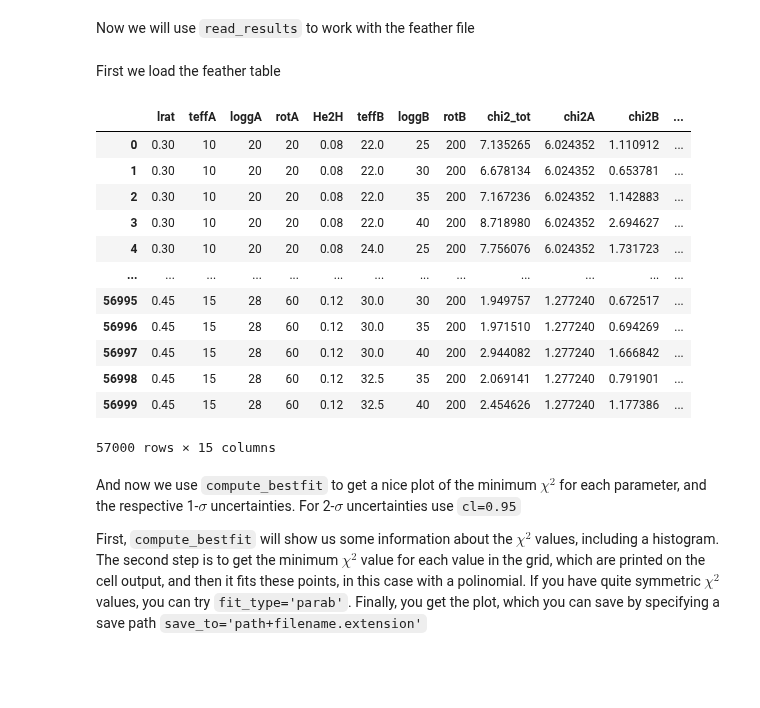
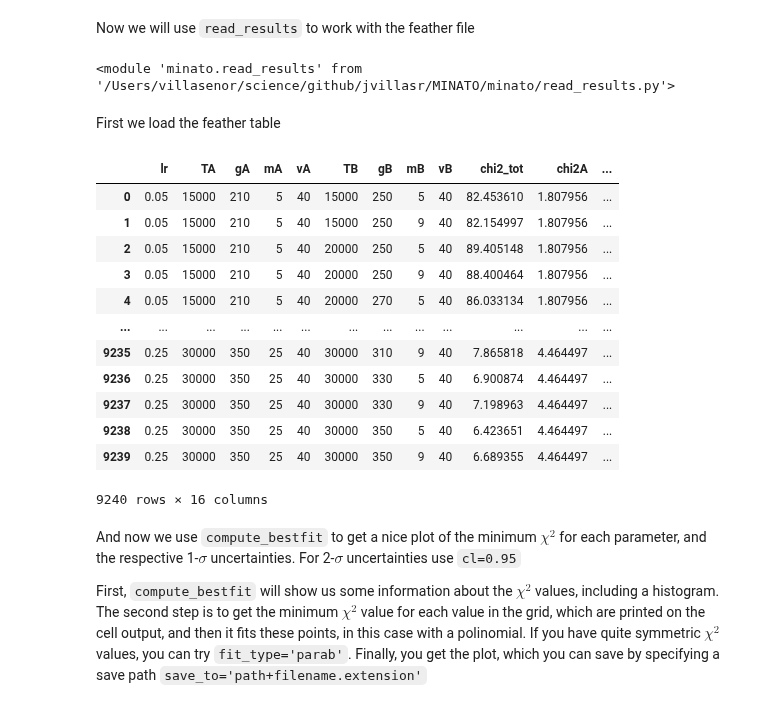
Before and after one commit to jvillasr/MINATO, a Jupyter notebook: minato/tutorials/working_with_atmfit_results_280624_test.ipynb, the cells around one changed output. Cells and saved outputs as stored; diff of their text form; code cells hidden in the pictures; blank space fills up the shorter version.

```diff
--- a/minato/tutorials/working_with_atmfit_results_280624_test.ipynb
+++ b/minato/tutorials/working_with_atmfit_results_280624_test.ipynb
@@ -6,27 +6,33 @@ Now we will use `read_results` to work with the feather file
 # %%
 import pandas as pd
 import numpy as np
+import sys
+sys.path.append('/Users/villasenor/science/github/jvillasr/MINATO')
 from minato import read_results as rr
+import importlib
+importlib.reload(rr)
+# %% [output]
+<module 'minato.read_results' from '/Users/villasenor/science/github/jvillasr/MINATO/minato/read_results.py'>
 # %% [markdown]
 First we load the feather table
 # %%
-data = 'atmfit_results.feather'
+data = 'atmfit_results_280624_test.feather'
 df = pd.read_feather(data)
 display(df)
 # %% [output]
-|  | lrat | teffA | loggA | rotA | He2H | teffB | loggB | rotB | chi2_tot | chi2A | chi2B | ... |
-| 0 | 0.30 | 10 | 20 | 20 | 0.08 | 22.0 | 25 | 200 | 7.135265 | 6.024352 | 1.110912 | ... |
-| 1 | 0.30 | 10 | 20 | 20 | 0.08 | 22.0 | 30 | 200 | 6.678134 | 6.024352 | 0.653781 | ... |
-| 2 | 0.30 | 10 | 20 | 20 | 0.08 | 22.0 | 35 | 200 | 7.167236 | 6.024352 | 1.142883 | ... |
-| 3 | 0.30 | 10 | 20 | 20 | 0.08 | 22.0 | 40 | 200 | 8.718980 | 6.024352 | 2.694627 | ... |
-| 4 | 0.30 | 10 | 20 | 20 | 0.08 | 24.0 | 25 | 200 | 7.756076 | 6.024352 | 1.731723 | ... |
+|  | lr | TA | gA | mA | vA | TB | gB | mB | vB | chi2_tot | chi2A | ... |
+| 0 | 0.05 | 15000 | 210 | 5 | 40 | 15000 | 250 | 5 | 40 | 82.453610 | 1.807956 | ... |
+| 1 | 0.05 | 15000 | 210 | 5 | 40 | 15000 | 250 | 9 | 40 | 82.154997 | 1.807956 | ... |
+| 2 | 0.05 | 15000 | 210 | 5 | 40 | 20000 | 250 | 5 | 40 | 89.405148 | 1.807956 | ... |
+| 3 | 0.05 | 15000 | 210 | 5 | 40 | 20000 | 250 | 9 | 40 | 88.400464 | 1.807956 | ... |
+| 4 | 0.05 | 15000 | 210 | 5 | 40 | 20000 | 270 | 5 | 40 | 86.033134 | 1.807956 | ... |
 | ... | ... | ... | ... | ... | ... | ... | ... | ... | ... | ... | ... | ... |
-| 56995 | 0.45 | 15 | 28 | 60 | 0.12 | 30.0 | 30 | 200 | 1.949757 | 1.277240 | 0.672517 | ... |
-| 56996 | 0.45 | 15 | 28 | 60 | 0.12 | 30.0 | 35 | 200 | 1.971510 | 1.277240 | 0.694269 | ... |
-| 56997 | 0.45 | 15 | 28 | 60 | 0.12 | 30.0 | 40 | 200 | 2.944082 | 1.277240 | 1.666842 | ... |
-| 56998 | 0.45 | 15 | 28 | 60 | 0.12 | 32.5 | 35 | 200 | 2.069141 | 1.277240 | 0.791901 | ... |
-| 56999 | 0.45 | 15 | 28 | 60 | 0.12 | 32.5 | 40 | 200 | 2.454626 | 1.277240 | 1.177386 | ... |
+| 9235 | 0.25 | 30000 | 350 | 25 | 40 | 30000 | 310 | 9 | 40 | 7.865818 | 4.464497 | ... |
+| 9236 | 0.25 | 30000 | 350 | 25 | 40 | 30000 | 330 | 5 | 40 | 6.900874 | 4.464497 | ... |
+| 9237 | 0.25 | 30000 | 350 | 25 | 40 | 30000 | 330 | 9 | 40 | 7.198963 | 4.464497 | ... |
+| 9238 | 0.25 | 30000 | 350 | 25 | 40 | 30000 | 350 | 5 | 40 | 6.423651 | 4.464497 | ... |
+| 9239 | 0.25 | 30000 | 350 | 25 | 40 | 30000 | 350 | 9 | 40 | 6.689355 | 4.464497 | ... |
-57000 rows × 15 columns
+9240 rows × 16 columns
 # %% [markdown]
 And now we use `compute_bestfit` to get a nice plot of the minimum $\chi^2$ for each parameter, and the respective 1-$\sigma$ uncertainties. For 2-$\sigma$ uncertainties use `cl=0.95`
 
```
Also changed, not shown: parts of 1 cell of this notebook.
